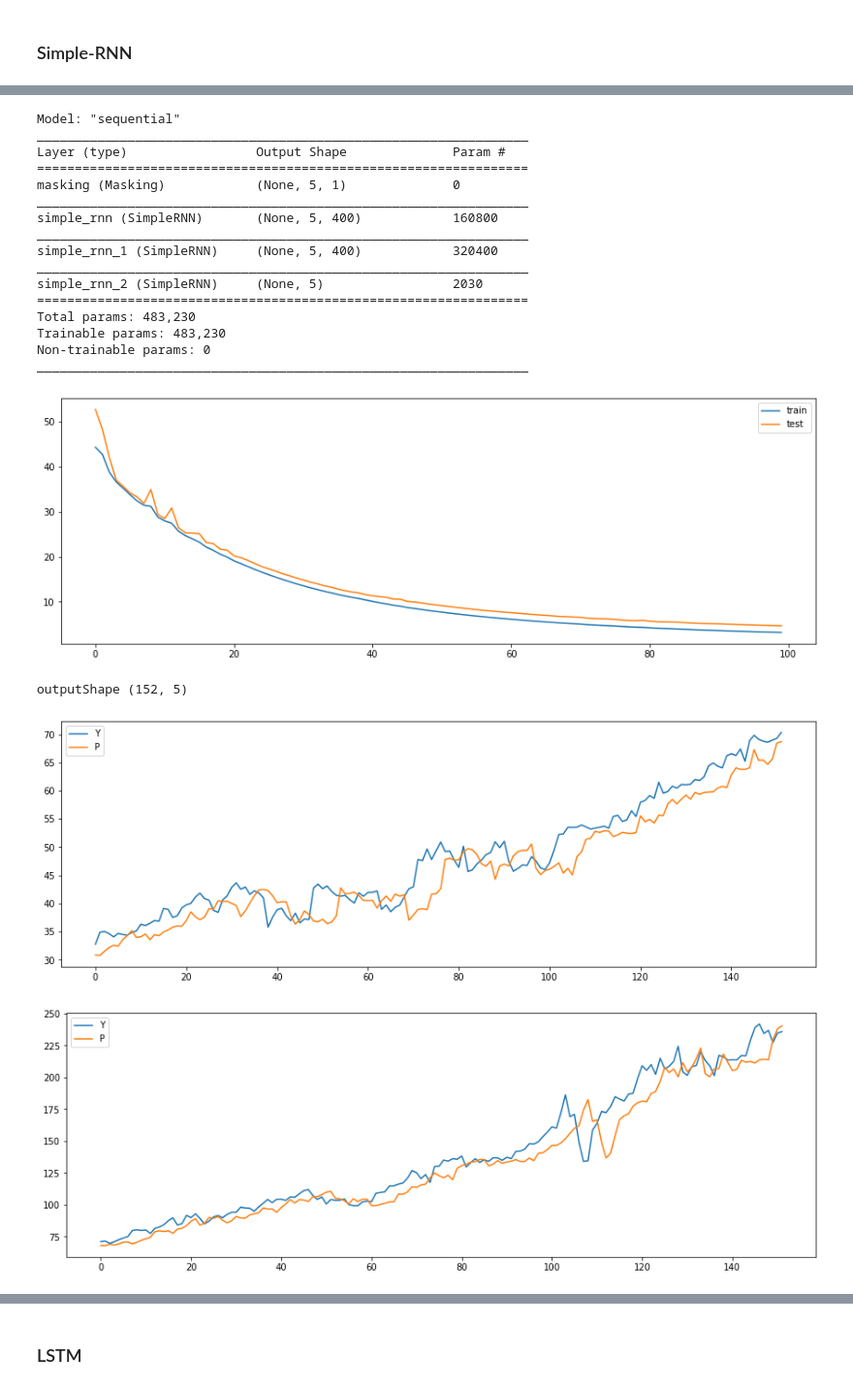
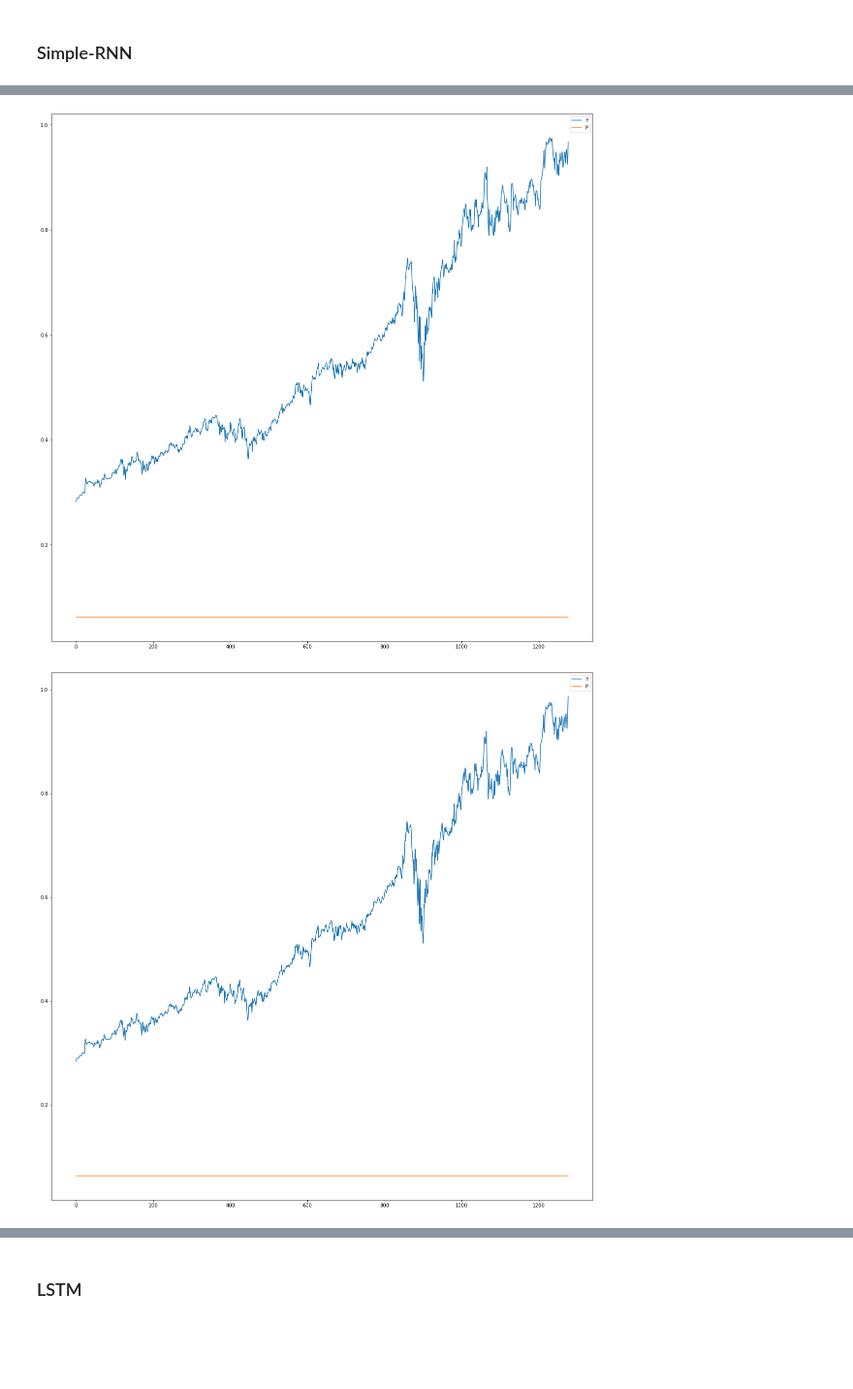
Before and after one commit to IsmailMarashi/2020-2021-Stock-Market-Forecasting-Using-Sentiment-Analysis, a Jupyter notebook: yFinance.ipynb, the cells around one changed output, grey strips where cells are left out. Shown at 97% size. Saved outputs shown, nothing was run; the diff lists cells and outputs as text; code cells hidden in the pictures; blank space fills up the shorter version.

```diff
--- a/yFinance.ipynb
+++ b/yFinance.ipynb
@@ -589,8 +646,10 @@ AttributeError: 'function' object has no attribute 'plot'
 # %%
-def createTimeSeriesData(data,shifts=5,outputColumns=None,outputlengthTimeSteps=1):
-    temp=data
-    for i in range(1,shifts): temp=pd.merge(left=data.shift(i), left_index=True, right=temp ,right_index=True)
+def createTimeSeriesData(data,inputColumns,shifts=5,outputColumns=None,outputlengthTimeSteps=1):
+    temp=data[inputColumns]
+    for i in range(1,shifts):
+        temp=pd.merge(left=data[inputColumns].shift(i),
+                      left_index=True, right=temp,right_index=True)
     temp=temp.dropna()
     if outputColumns is not None:
-        return temp[:-outputlengthTimeSteps],createTimeSeriesData(data[outputColumns],shifts=outputlengthTimeSteps)[shifts:]
+        return temp[:-outputlengthTimeSteps],createTimeSeriesData(data,outputColumns,shifts=outputlengthTimeSteps)[shifts:]
     return temp
@@ -596,0 +675,4 @@ def createTimeSeriesData(data,shifts=5,outputColumns=None,outputlengthTimeSteps=
+# %%
+print("  ".join(data.columns))
+inputcolumn=data.columns[-1]
+inputcolumn
@@ -597,6 +686,7 @@ def createTimeSeriesData(data,shifts=5,outputColumns=None,outputlengthTimeSteps=
 # %%
 # Shuffle but within period (1D vs 2D)
 # Try training Model From all Available stocks
-dataIn,dataOut=createTimeSeriesData(data[["Close"]],outputColumns=["Close"],outputlengthTimeSteps=lookAhead,shifts=period)
+dataIn,dataOut=createTimeSeriesData(dataNormed,inputcolumn,outputColumns=["D_L_R"],outputlengthTimeSteps=lookAhead,shifts=period)
 dataIn=(dataIn.to_numpy().reshape(dataIn.shape[0],period,-1))
 dataOut=(dataOut.to_numpy().reshape(dataOut.shape[0],lookAhead,-1))
+# data[inputcolumn]
@@ -745,17 +866,18 @@ def RNN_model(inputShape,activation='relu',hidden=16, stateful=False):
     M = Sequential()
     if stateful: M.add(Input(batch_input_shape=inputShape))
     else: M.add(Input(shape=inputShape))
-#     M.add(LayerNormalization(axis=-1))
     M.add(Masking())
+#     M.add(LayerNormalization(axis=1))
     M.add(SimpleRNN(hidden, kernel_regularizer=tf.keras.regularizers.L2(l2=0.5),activation=LeakyReLU(), return_sequences=True))
-    M.add(SimpleRNN(hidden,kernel_regularizer=tf.keras.regularizers.L2(l2=0.1),activation=LeakyReLU(), return_sequences=True))
-    M.add(SimpleRNN(5,activation=LeakyReLU(), return_sequences=False))
+    M.add(SimpleRNN(hidden,kernel_regularizer=tf.keras.regularizers.L2(l2=0.1),activation=LeakyReLU() ))
+    M.add(Dense(lookAhead))
     return M
-# losses 'mean_squared_logarithmic_error','mean_squared_error',
-#        'mean_absolute_error' "huber"
+# losses 'mean_squared_logarithmic_error','mean_squared_error','mean_absolute_error' "huber"
 model=RNN_model(inputShape=trainx.shape[1:],activation='relu',hidden=400,stateful=False)
-history=compileFit(model,loss='huber',epochs=100,optimizer=tf.keras.optimizers.Adam(lr=0.0002, beta_1=0.9, beta_2=0.999, epsilon=1e-08),shuffle=False,batch_size=100,patience=2)
+history=compileFit(model,loss='mae',epochs=100,optimizer=tf.keras.optimizers.Adam(lr=0.01, beta_1=0.9, beta_2=0.999, epsilon=1e-08),shuffle=True,batch_size=100,patience=0)
 # model.save("RNN_model")
 # model=tf.keras.models.load_model('RNN_model')
+model.summary()
+plotCompare(history.history['loss'],history.history['val_loss'],["train","test"])
 # %% [output]
 Epoch 1/100
@@ -778,37 +901,14 @@ Epoch 100/100
-# %%
-model.summary()
-# %% [output]
-Model: "sequential"
-_________________________________________________________________
-Layer (type)                 Output Shape              Param #
-=================================================================
-masking (Masking)            (None, 5, 1)              0
-_________________________________________________________________
-simple_rnn (SimpleRNN)       (None, 5, 400)            160800
-_________________________________________________________________
-simple_rnn_1 (SimpleRNN)     (None, 5, 400)            320400
-_________________________________________________________________
-simple_rnn_2 (SimpleRNN)     (None, 5)                 2030
-=================================================================
-Total params: 483,230
-Trainable params: 483,230
-Non-trainable params: 0
-_________________________________________________________________
-# %%
-plotCompare(history.history['loss'],history.history['val_loss'],["train","test"])
-# %% [output]
-[figure, removed]
 # %%
 predictions=model.predict(vx)
-print("outputShape",predictions.shape)
-vEvals=model.evaluate(vx,vy,verbose=0)
-# print("Val Loss:",vEvals[0],"\tVal MAE:",vEvals[1])
-plotCompare(vy[:,-1],predictions[:,-1],["Y","P"])
-predictions=model.predict(tx)
-tEvals=model.evaluate(tx,ty,verbose=0)
+# print("outputShape",predictions.shape)
+# vEvals=model.evaluate(vx,vy,verbose=0)
+# # print("Val Loss:",vEvals[0],"\tVal MAE:",vEvals[1])
+# plotCompare(vy[:,-1],predictions[:,-1],["Y","P"])
+# predictions=model.predict(tx)
+# tEvals=model.evaluate(tx,ty,verbose=0)
 # print("Test Loss:",tEvals[0],"\tTest MAE:",tEvals[1])
-plotCompare(ty[:,-5],predictions[:,-5],["Y","P"])
+for l in range(0,lookAhead):
+    plotCompare(ty[:,l],predictions[:,l],["Y","P"])
 # %% [output]
-outputShape (152, 5)
-[figure, old version]
+[figure, new version]
-[figure, old version]
+[figure, new version]
```
Also changed, not shown: parts of 107 cells of this notebook, 5 other files.
